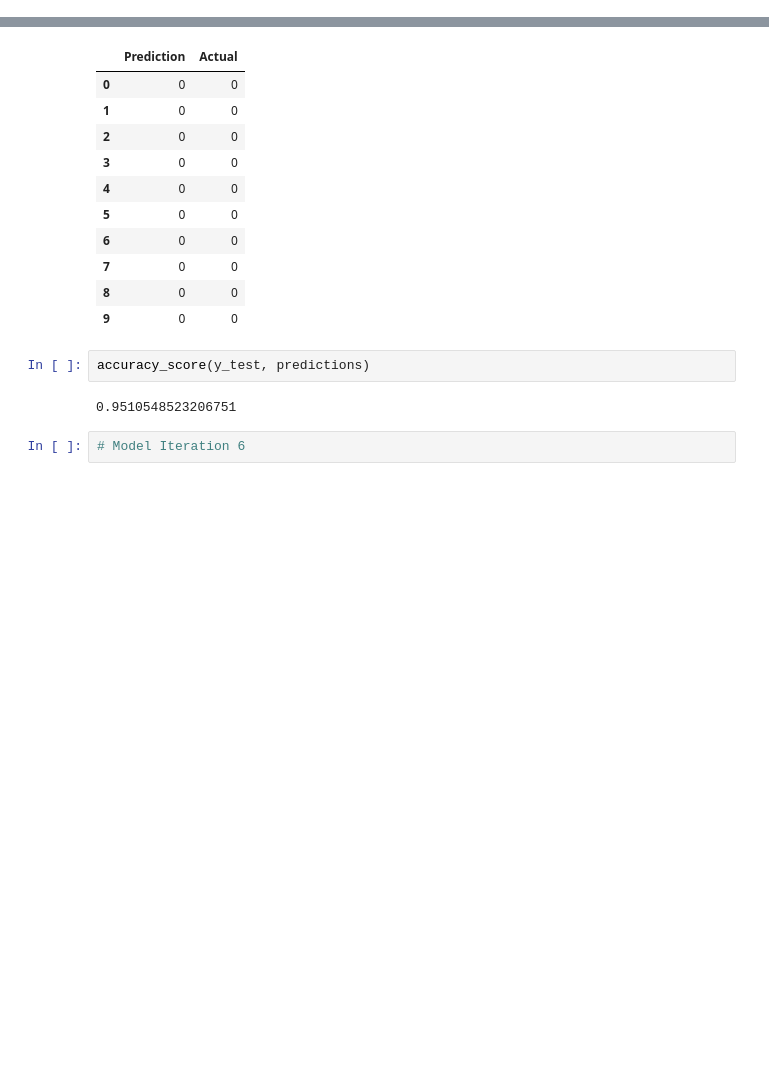
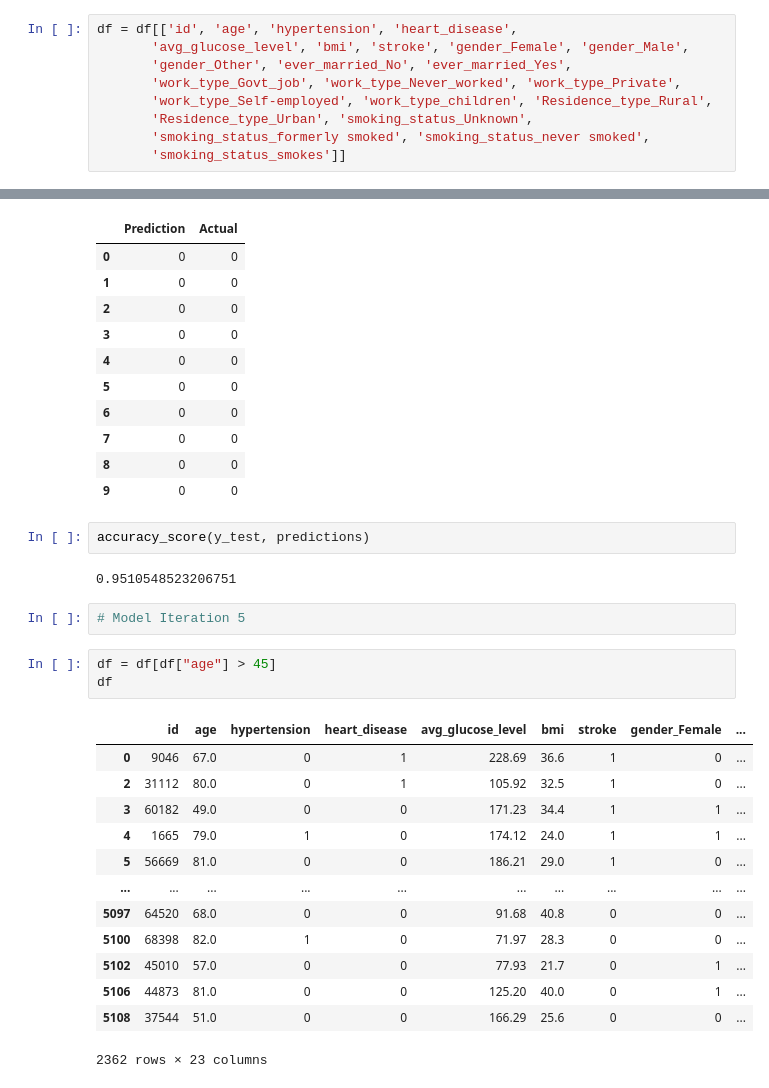
Before and after one commit to AGTrainor/Project_4, a Jupyter notebook: Group_Proj_4/Stroke_Model.ipynb, the cells around one changed output, grey strips where cells are left out. Drawn from its saved outputs; the diff is of its cells as text; blank space fills up the shorter version.

```diff
--- a/Group_Proj_4/Stroke_Model.ipynb
+++ b/Group_Proj_4/Stroke_Model.ipynb
@@ -104,0 +59,9 @@ df
+# %%
+df = df[['id', 'age', 'hypertension', 'heart_disease',
+       'avg_glucose_level', 'bmi', 'stroke', 'gender_Female', 'gender_Male',
+       'gender_Other', 'ever_married_No', 'ever_married_Yes',
+       'work_type_Govt_job', 'work_type_Never_worked', 'work_type_Private',
+       'work_type_Self-employed', 'work_type_children', 'Residence_type_Rural',
+       'Residence_type_Urban', 'smoking_status_Unknown',
+       'smoking_status_formerly smoked', 'smoking_status_never smoked',
+       'smoking_status_smokes']]
@@ -355,5 +336,22 @@ results.head(10)
 accuracy_score(y_test, predictions)
 # %% [output]
 0.9510548523206751
-# %%
-# Model Iteration 6
+# %%
+# Model Iteration 5
+# %%
+df = df[df["age"] > 45]
+df
+# %% [output]
+|  | id | age | hypertension | heart_disease | avg_glucose_level | bmi | stroke | gender_Female | ... |
+| 0 | 9046 | 67.0 | 0 | 1 | 228.69 | 36.6 | 1 | 0 | ... |
+| 2 | 31112 | 80.0 | 0 | 1 | 105.92 | 32.5 | 1 | 0 | ... |
+| 3 | 60182 | 49.0 | 0 | 0 | 171.23 | 34.4 | 1 | 1 | ... |
+| 4 | 1665 | 79.0 | 1 | 0 | 174.12 | 24.0 | 1 | 1 | ... |
+| 5 | 56669 | 81.0 | 0 | 0 | 186.21 | 29.0 | 1 | 0 | ... |
+| ... | ... | ... | ... | ... | ... | ... | ... | ... | ... |
+| 5097 | 64520 | 68.0 | 0 | 0 | 91.68 | 40.8 | 0 | 0 | ... |
+| 5100 | 68398 | 82.0 | 1 | 0 | 71.97 | 28.3 | 0 | 0 | ... |
+| 5102 | 45010 | 57.0 | 0 | 0 | 77.93 | 21.7 | 0 | 1 | ... |
+| 5106 | 44873 | 81.0 | 0 | 0 | 125.20 | 40.0 | 0 | 1 | ... |
+| 5108 | 37544 | 51.0 | 0 | 0 | 166.29 | 25.6 | 0 | 0 | ... |
+2362 rows × 23 columns
```
Also changed, not shown: parts of 18 cells of this notebook.
